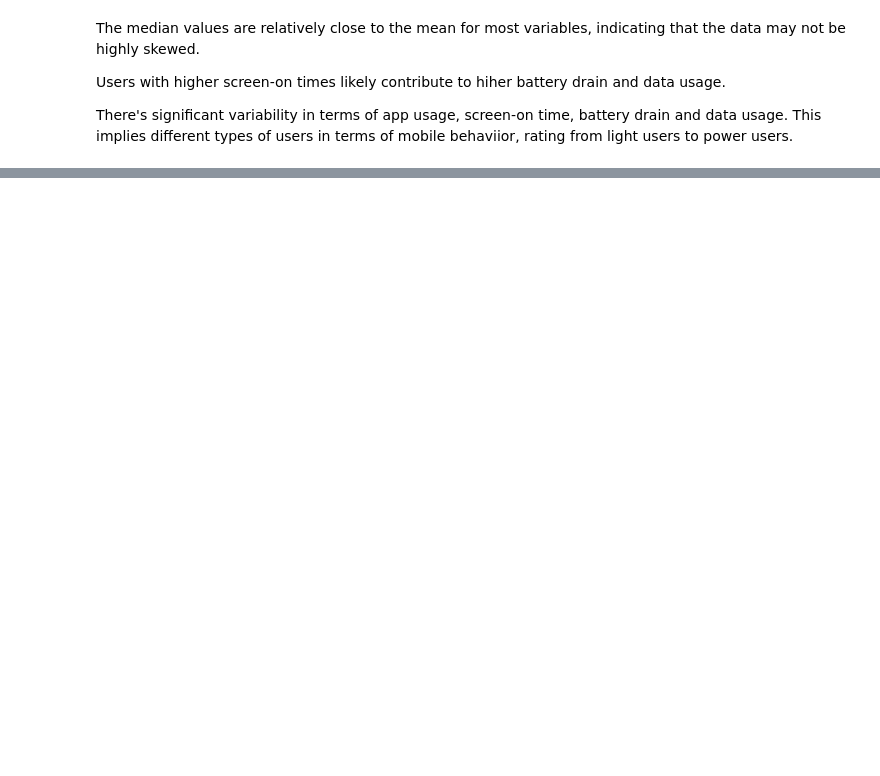
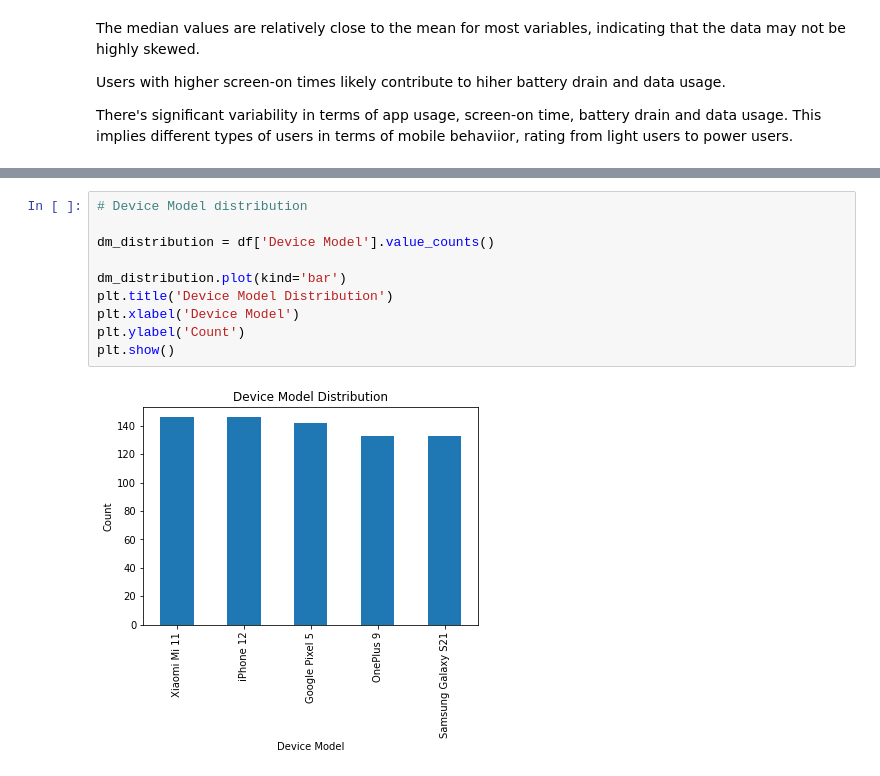
Before and after one commit to mateuszreliga/Python_MobileUserBehavior, a Jupyter notebook: MobileUserBehavior.ipynb, the cells around one changed output, grey strips where cells are left out. Saved outputs shown, nothing was run; the diff lists cells and outputs as text; blank space fills up the shorter version.

```diff
--- a/MobileUserBehavior.ipynb
+++ b/MobileUserBehavior.ipynb
@@ -79,0 +122,12 @@ There's significant variability in terms of app usage, screen-on time, battery d
+# %%
+# Device Model distribution
+
+dm_distribution = df['Device Model'].value_counts()
+
+dm_distribution.plot(kind='bar')
+plt.title('Device Model Distribution')
+plt.xlabel('Device Model')
+plt.ylabel('Count')
+plt.show()
+# %% [output]
+[figure, added]
```
Also changed, not shown: parts of 6 cells of this notebook.
